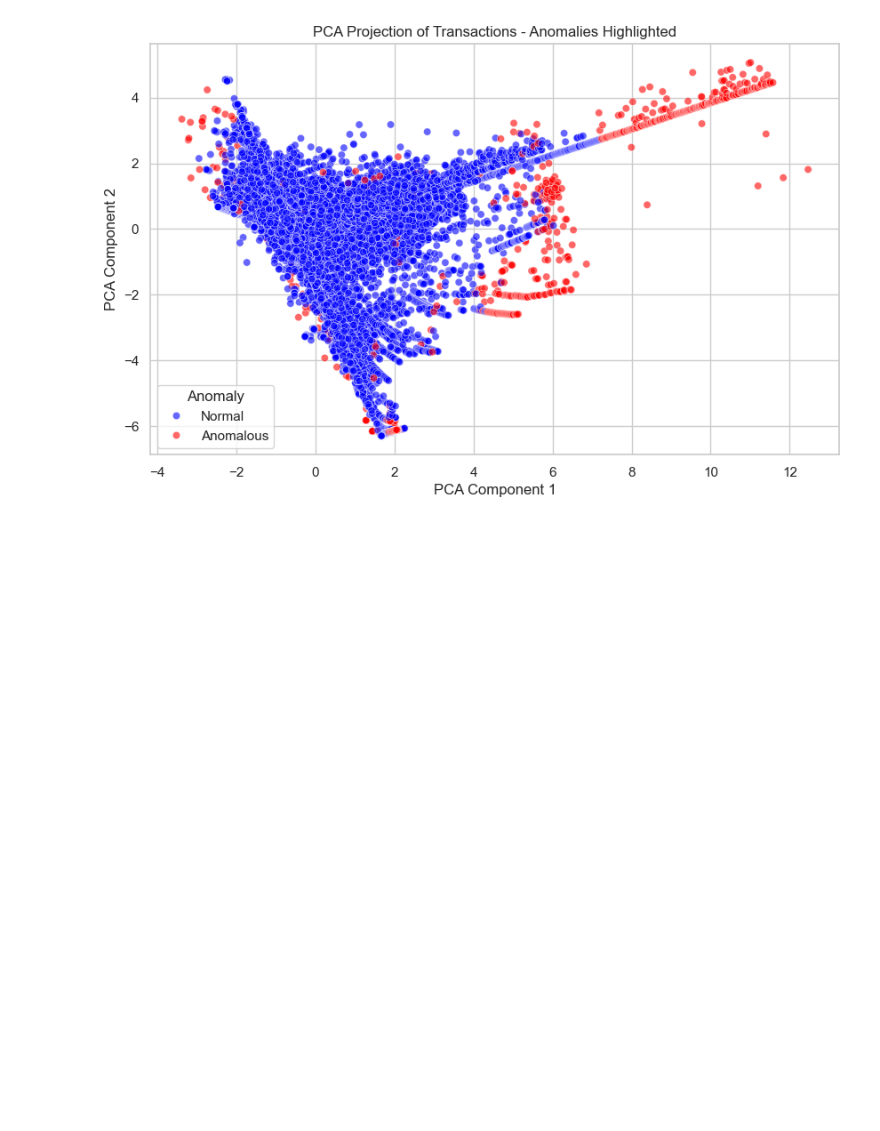
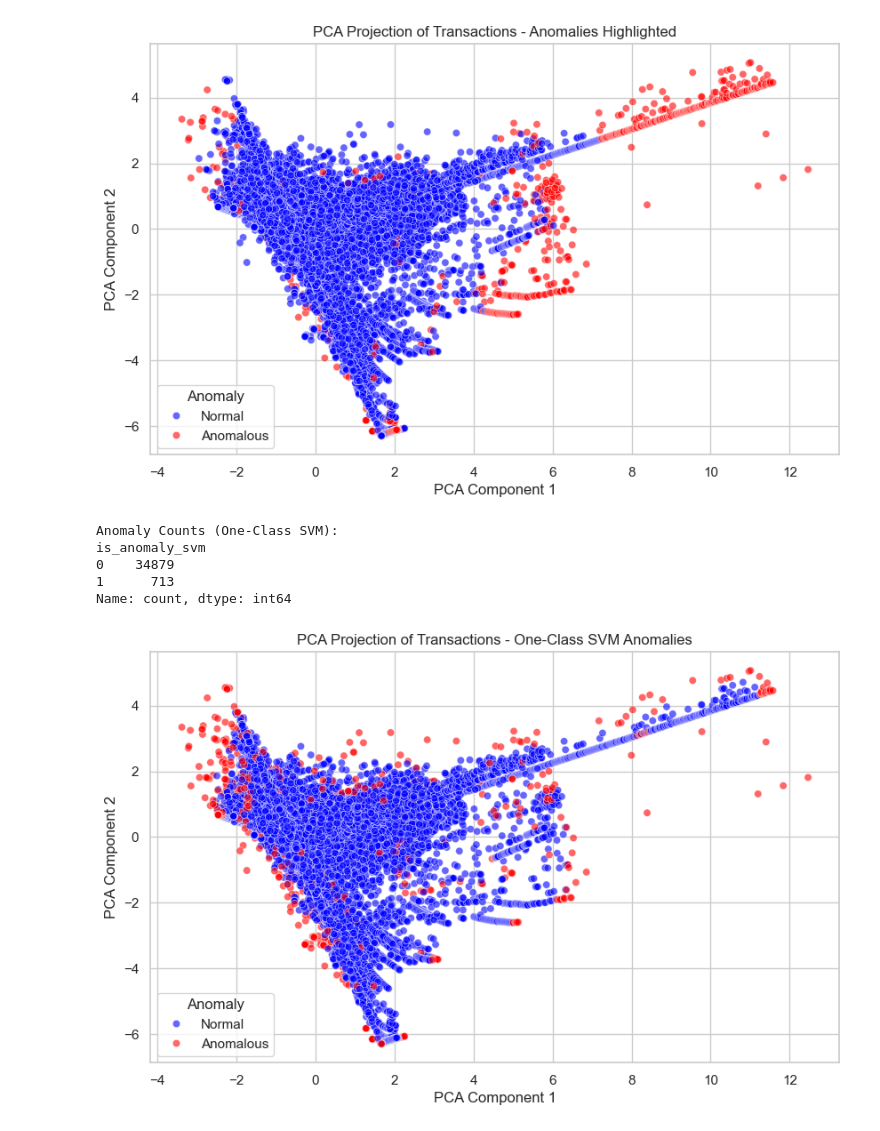
Before and after one commit to KunalVishwaSivakumar/Transaction-Fraud-Detection, a Jupyter notebook: proj.ipynb, the cells around one changed output. Cells and saved outputs as stored; diff of their text form; code cells hidden in the pictures; blank space fills up the shorter version.

```diff
--- a/proj.ipynb
+++ b/proj.ipynb
@@ -184,3 +184,66 @@ plt.savefig("pca_anomaly_plot_isolationforest.png", dpi=300)
 plt.show()
 # %% [output]
 [figure]
+# %%
+from sklearn.svm import OneClassSVM
+from sklearn.decomposition import PCA
+import seaborn as sns
+import matplotlib.pyplot as plt
+
+# Use the same features and scaled data from Isolation Forest step
+features = [
+    'time_diff_sec',
+    'sender_txn_count',
+    'receiver_txn_count',
+    'sender_avg_rating',
+    'receiver_avg_rating',
+    'unique_receivers'
+]
+
+# Re-scale the data
+df_model = df[features].replace([np.inf, -np.inf], np.nan).dropna()
+scaler = StandardScaler()
+X_scaled = scaler.fit_transform(df_model)
+
+# Train One-Class SVM
+oc_svm = OneClassSVM(kernel="rbf", nu=0.02, gamma='auto')
+df_model['svm_score'] = oc_svm.fit_predict(X_scaled)
+df_model['is_anomaly_svm'] = df_model['svm_score'].apply(lambda x: 1 if x == -1 else 0)
+
+# PCA for SVM visualization
+pca_svm = PCA(n_components=2)
+X_pca_svm = pca_svm.fit_transform(X_scaled)
+df_model['pca1_svm'] = X_pca_svm[:, 0]
+df_model['pca2_svm'] = X_pca_svm[:, 1]
+
+# Save SVM labeled data
+df_model.to_csv("bitcoinotc_with_svm.csv", index=False)
+
+# Print anomaly count summary
+print("Anomaly Counts (One-Class SVM):")
+print(df_model['is_anomaly_svm'].value_counts())
+
+# Plot SVM anomaly PCA
+plt.figure(figsize=(10, 6))
+scatter = sns.scatterplot(
+    data=df_model,
+    x='pca1_svm',
+    y='pca2_svm',
+    hue='is_anomaly_svm',
+    palette={0: 'blue', 1: 'red'},
+    alpha=0.6
+)
+handles, labels = scatter.get_legend_handles_labels()
+plt.legend(handles=handles, labels=["Normal", "Anomalous"], title="Anomaly")
+plt.title("PCA Projection of Transactions - One-Class SVM Anomalies")
+plt.xlabel("PCA Component 1")
+plt.ylabel("PCA Component 2")
+plt.savefig("pca_anomaly_plot_svm.png", dpi=300)
+plt.show()
+# %% [output]
+Anomaly Counts (One-Class SVM):
+is_anomaly_svm
+0    34879
+1      713
+Name: count, dtype: int64
+[figure, added]
```
Also changed, not shown: parts of 3 cells of this notebook, 3 other files.
